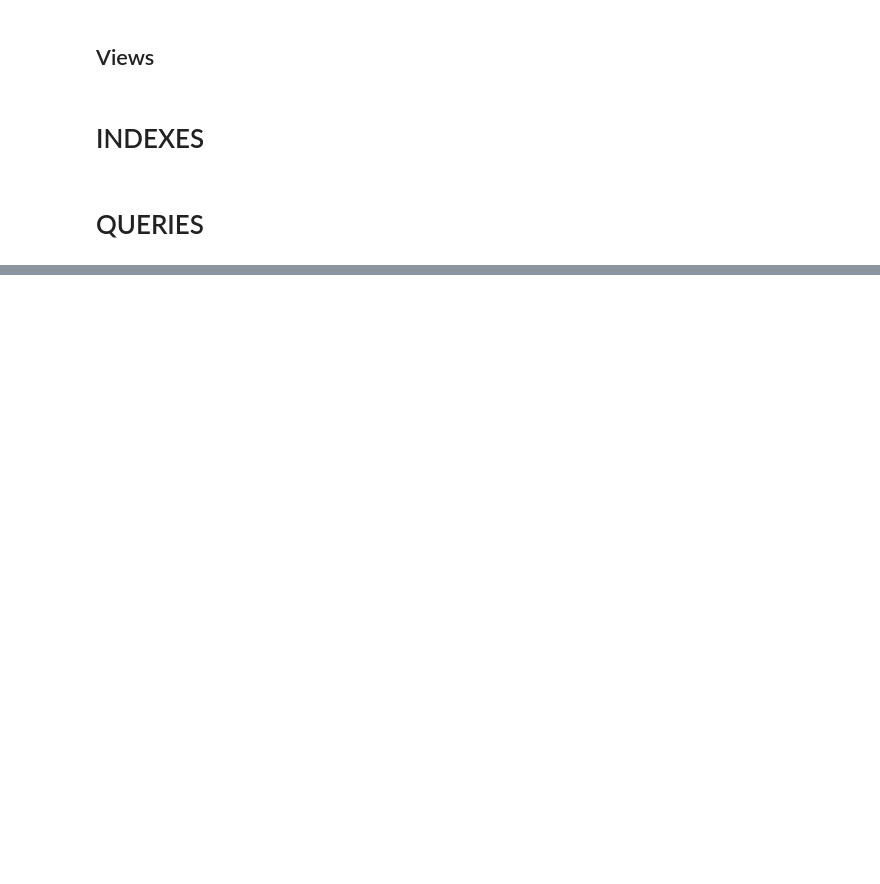
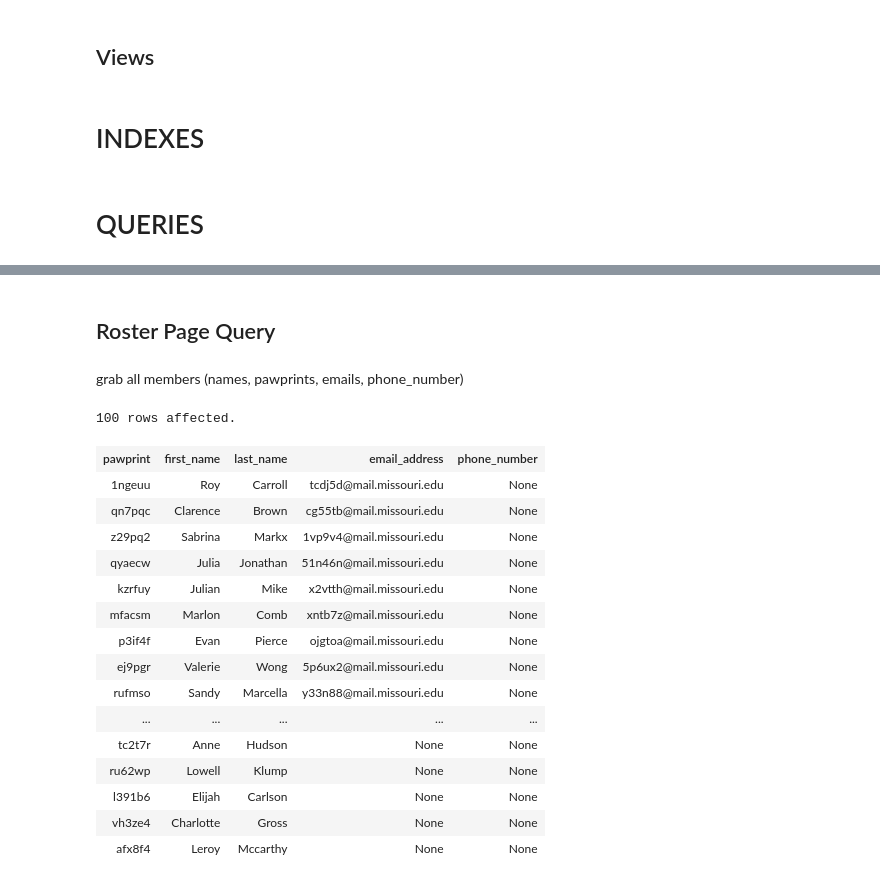
Before and after one commit to jamesgrady/CS4380-4320-Final-Project, a Jupyter notebook: DBMS+%28create%2Cqueries%2Cetc.%29.ipynb, the cells around one changed output, grey strips where cells are left out. Drawn from its saved outputs; the diff is of its cells as text; code cells hidden in the pictures; blank space fills up the shorter version.

```diff
--- a/DBMS+%28create%2Cqueries%2Cetc.%29.ipynb
+++ b/DBMS+%28create%2Cqueries%2Cetc.%29.ipynb
@@ -2065,0 +2623,34 @@ SELECT * FROM event_attendance;
+# %% [markdown]
+## Roster Page Query
+# %% [markdown]
+grab all members (names, pawprints, emails, phone_number)
+# %%
+%%sql
+SELECT
+    M.pawprint,
+    M.first_name,
+    M.last_name,
+    MC.email_address,
+    MC.phone_number
+FROM
+    member M
+    LEFT JOIN member_contact MC ON M.student_id = MC.student_id
+;
+# %% [output]
+100 rows affected.
+| pawprint | first_name | last_name | email_address | phone_number |
+| 1ngeuu | Roy | Carroll | tcdj5d@mail.missouri.edu | None |
+| qn7pqc | Clarence | Brown | cg55tb@mail.missouri.edu | None |
+| z29pq2 | Sabrina | Markx | 1vp9v4@mail.missouri.edu | None |
+| qyaecw | Julia | Jonathan | 51n46n@mail.missouri.edu | None |
+| kzrfuy | Julian | Mike | x2vtth@mail.missouri.edu | None |
+| mfacsm | Marlon | Comb | xntb7z@mail.missouri.edu | None |
+| p3if4f | Evan | Pierce | ojgtoa@mail.missouri.edu | None |
+| ej9pgr | Valerie | Wong | 5p6ux2@mail.missouri.edu | None |
+| rufmso | Sandy | Marcella | y33n88@mail.missouri.edu | None |
+| ... | ... | ... | ... | ... |
+| tc2t7r | Anne | Hudson | None | None |
+| ru62wp | Lowell | Klump | None | None |
+| l391b6 | Elijah | Carlson | None | None |
+| vh3ze4 | Charlotte | Gross | None | None |
+| afx8f4 | Leroy | Mccarthy | None | None |
```
Also changed, not shown: parts of 85 cells of this notebook.
